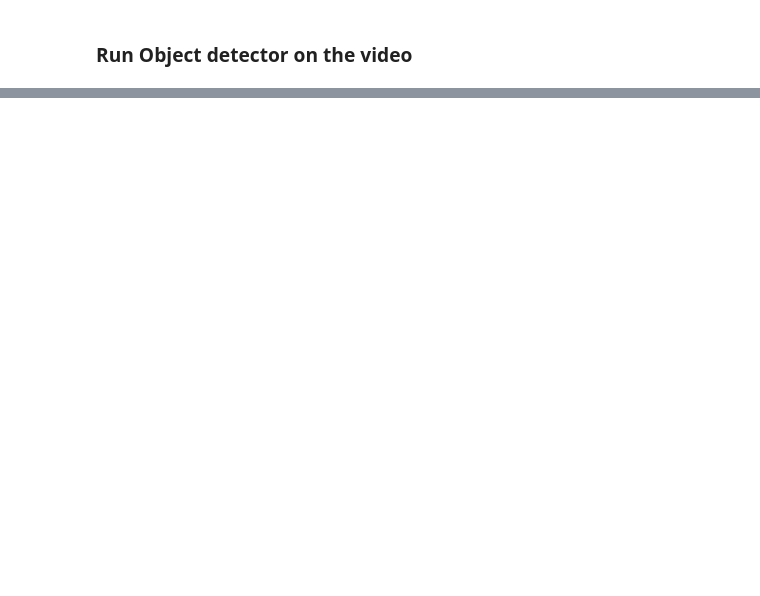
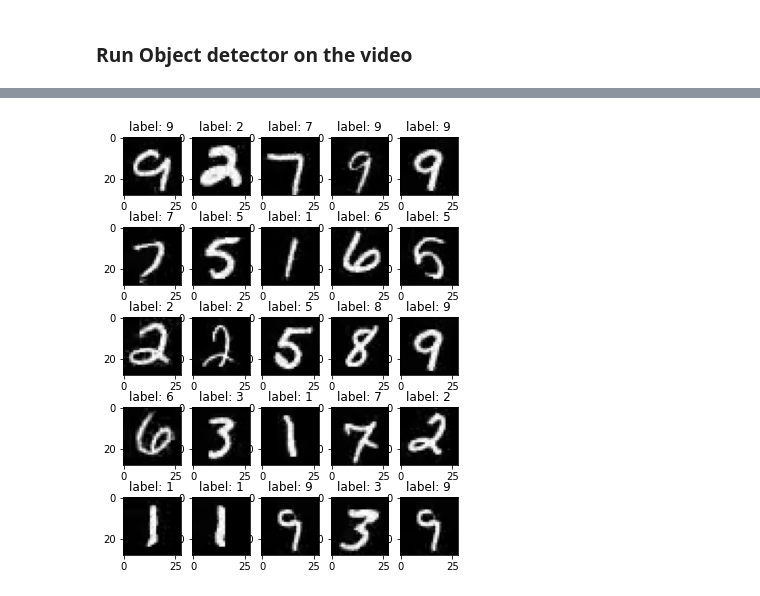
Before and after one commit to georgia-tech-db/evadb, a Jupyter notebook: tutorials/mnist.ipynb, the cells around one changed output, grey strips where cells are left out. Drawn from its saved outputs; the diff is of its cells as text; code cells hidden in the pictures; blank space fills up the shorter version.

```diff
--- a/tutorials/mnist.ipynb
+++ b/tutorials/mnist.ipynb
@@ -137,0 +79,20 @@ AttributeError: 'bytes' object has no attribute 'encode'
+# %%
+# !pip install matplotlib
+import matplotlib.pyplot as plt
+import numpy as np
+
+# create figure (fig), and array of axes (ax)
+fig, ax = plt.subplots(nrows=5, ncols=5, figsize=[6,8])
+
+df = response.batch.frames
+for axi in ax.flat:
+    idx = np.random.randint(len(df))
+    img = df['myvideo.data'].iloc[idx]
+    label = df['mnistcnn.label'].iloc[idx]
+    axi.imshow(img)
+
+    axi.set_title(f'label: {label}')
+
+plt.show()
+# %% [output]
+[figure, added]
```
Also changed, not shown: parts of 10 cells of this notebook.
